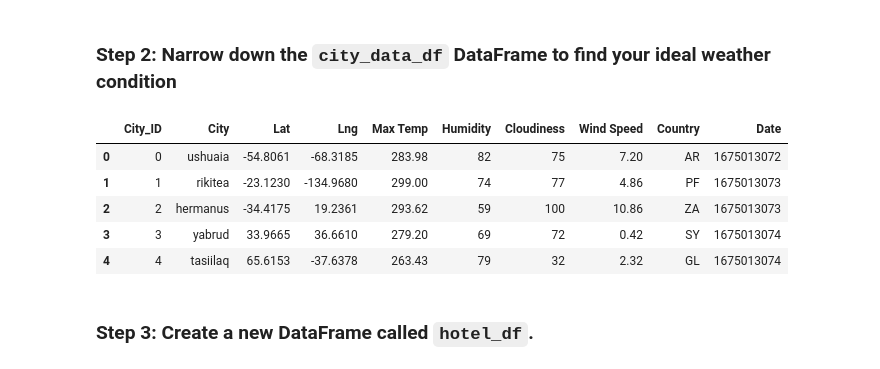
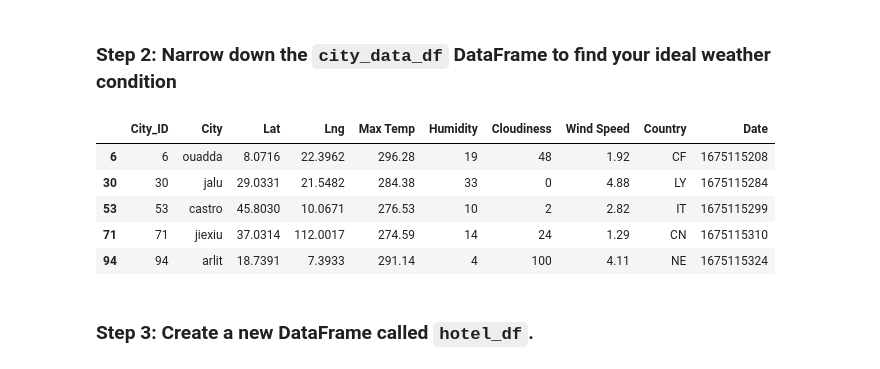
Before and after one commit to levite-neil/python-api-challenge, a Jupyter notebook: WeatherPy/VacationPy.ipynb, the cells around one changed output. Cells and saved outputs as stored; diff of their text form; code cells hidden in the pictures.

Commit message:
Completed the dropna to remove possile null values in the rows

```diff
--- a/WeatherPy/VacationPy.ipynb
+++ b/WeatherPy/VacationPy.ipynb
@@ -16,7 +16,7 @@ import warnings
 warnings.filterwarnings("ignore")
 # %%
 # Load the CSV file created in Part 1 into a Pandas DataFrame
-city_data_df = pd.read_csv("../output_data/cities_beta.csv")
+city_data_df = pd.read_csv("../output_data/cities.csv")
 
 # Display sample data
 city_data_df.head()
@@ -71,21 +55,20 @@ map_plot
 ### Step 2: Narrow down the `city_data_df` DataFrame to find your ideal weather condition
 # %%
 # Narrow down cities that fit criteria and drop any results with null values
-narrow_cities_df = city_data_df.loc[city_data_df["Humidity"] <= 100,:]
-narrow_cities_df.head()
+narrow_cities_df = city_data_df.loc[city_data_df["Humidity"] <= 35,:]
 
 # Drop any rows with null values
-# YOUR CODE HERE
+narrow_cities_df = narrow_cities_df.dropna(axis=0, how="any")
 
 # Display sample data
-# YOUR CODE HERE
+narrow_cities_df.head()
 # %% [output]
 |  | City_ID | City | Lat | Lng | Max Temp | Humidity | Cloudiness | Wind Speed | Country | Date |
-| 0 | 0 | ushuaia | -54.8061 | -68.3185 | 283.98 | 82 | 75 | 7.20 | AR | 1675013072 |
-| 1 | 1 | rikitea | -23.1230 | -134.9680 | 299.00 | 74 | 77 | 4.86 | PF | 1675013073 |
-| 2 | 2 | hermanus | -34.4175 | 19.2361 | 293.62 | 59 | 100 | 10.86 | ZA | 1675013073 |
-| 3 | 3 | yabrud | 33.9665 | 36.6610 | 279.20 | 69 | 72 | 0.42 | SY | 1675013074 |
-| 4 | 4 | tasiilaq | 65.6153 | -37.6378 | 263.43 | 79 | 32 | 2.32 | GL | 1675013074 |
+| 6 | 6 | ouadda | 8.0716 | 22.3962 | 296.28 | 19 | 48 | 1.92 | CF | 1675115208 |
+| 30 | 30 | jalu | 29.0331 | 21.5482 | 284.38 | 33 | 0 | 4.88 | LY | 1675115284 |
+| 53 | 53 | castro | 45.8030 | 10.0671 | 276.53 | 10 | 2 | 2.82 | IT | 1675115299 |
+| 71 | 71 | jiexiu | 37.0314 | 112.0017 | 274.59 | 14 | 24 | 1.29 | CN | 1675115310 |
+| 94 | 94 | arlit | 18.7391 | 7.3933 | 291.14 | 4 | 100 | 4.11 | NE | 1675115324 |
 # %% [markdown]
 ### Step 3: Create a new DataFrame called `hotel_df`.
 # %%
```
Also changed, not shown: parts of 3 cells of this notebook.
